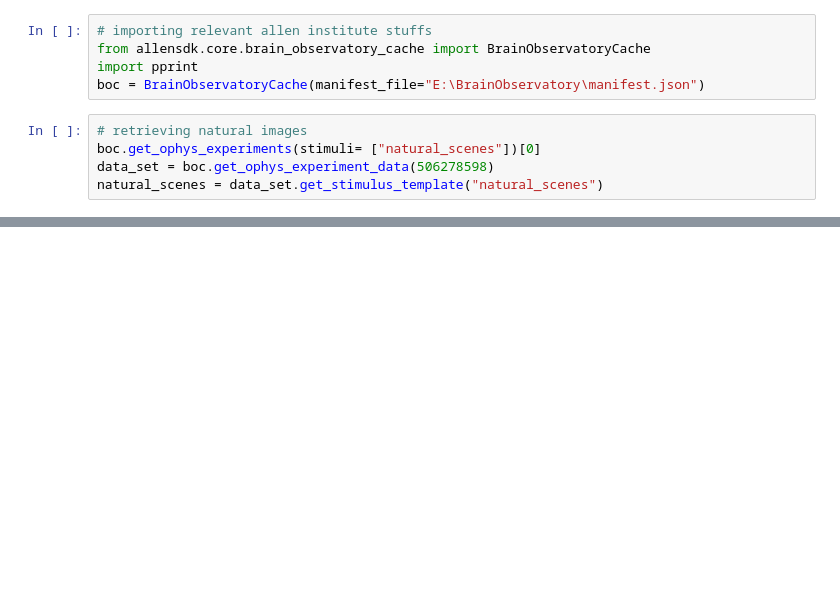
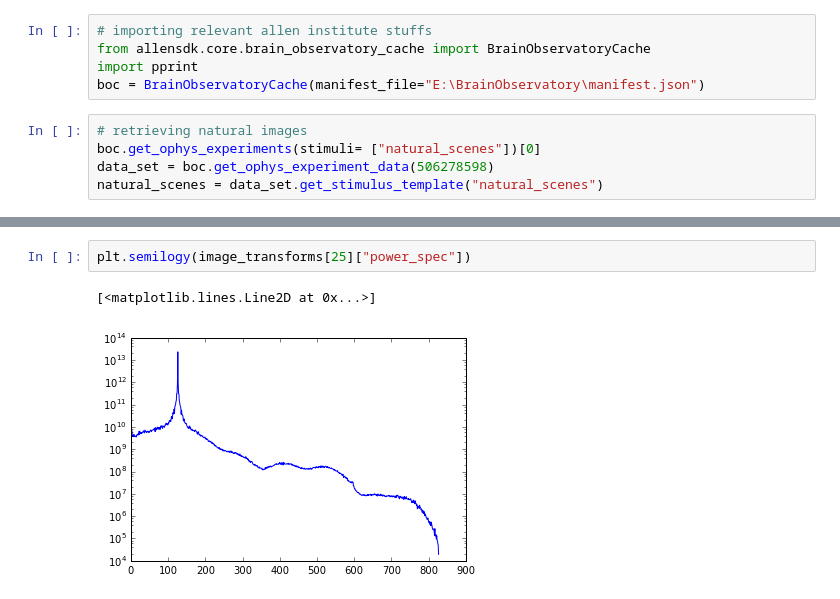
Before and after one commit to vrebex/SWDB-KART, a Jupyter notebook: fourier_transform_dat_image.ipynb, the cells around one changed output, grey strips where cells are left out. Saved outputs shown, nothing was run; the diff lists cells and outputs as text; blank space fills up the shorter version.

```diff
--- a/fourier_transform_dat_image.ipynb
+++ b/fourier_transform_dat_image.ipynb
@@ -123,2 +84,7 @@ fouri_trans(img,plot=True)
+# %%
+plt.semilogy(image_transforms[25]["power_spec"])
+# %% [output]
+[<matplotlib.lines.Line2D at 0x...>]
+[figure, added]
 # %%
 #show me dat natural scene!
```
Also changed, not shown: parts of 11 cells of this notebook.
